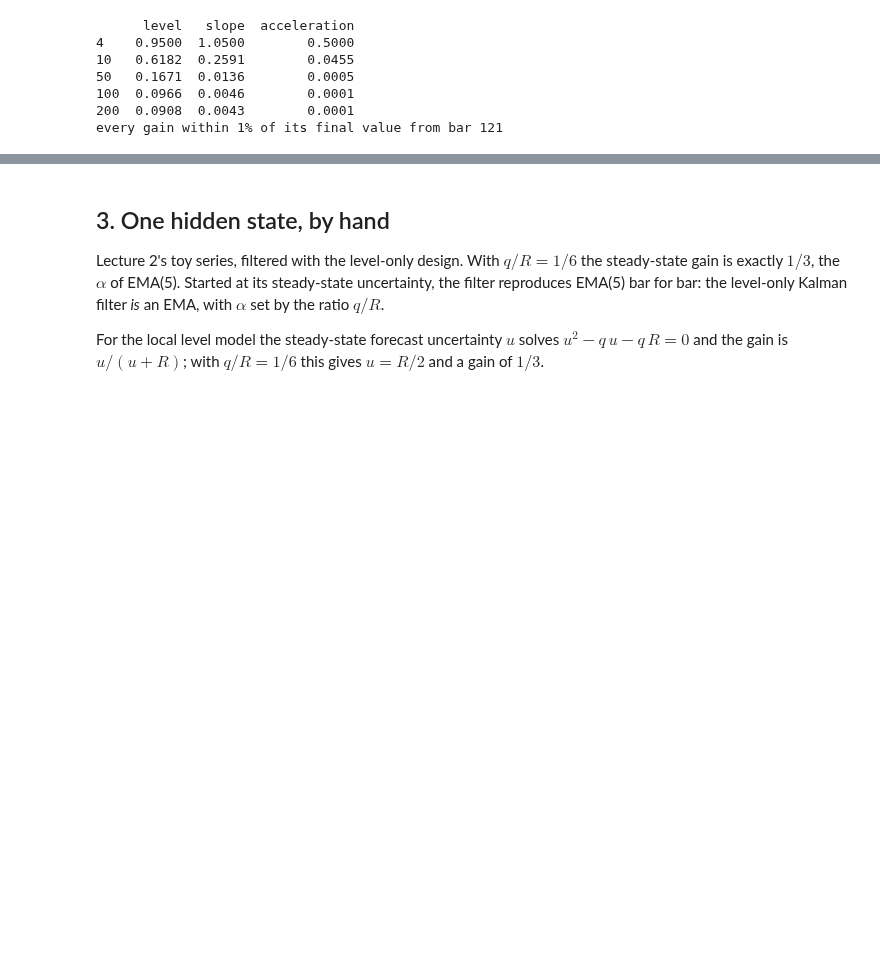
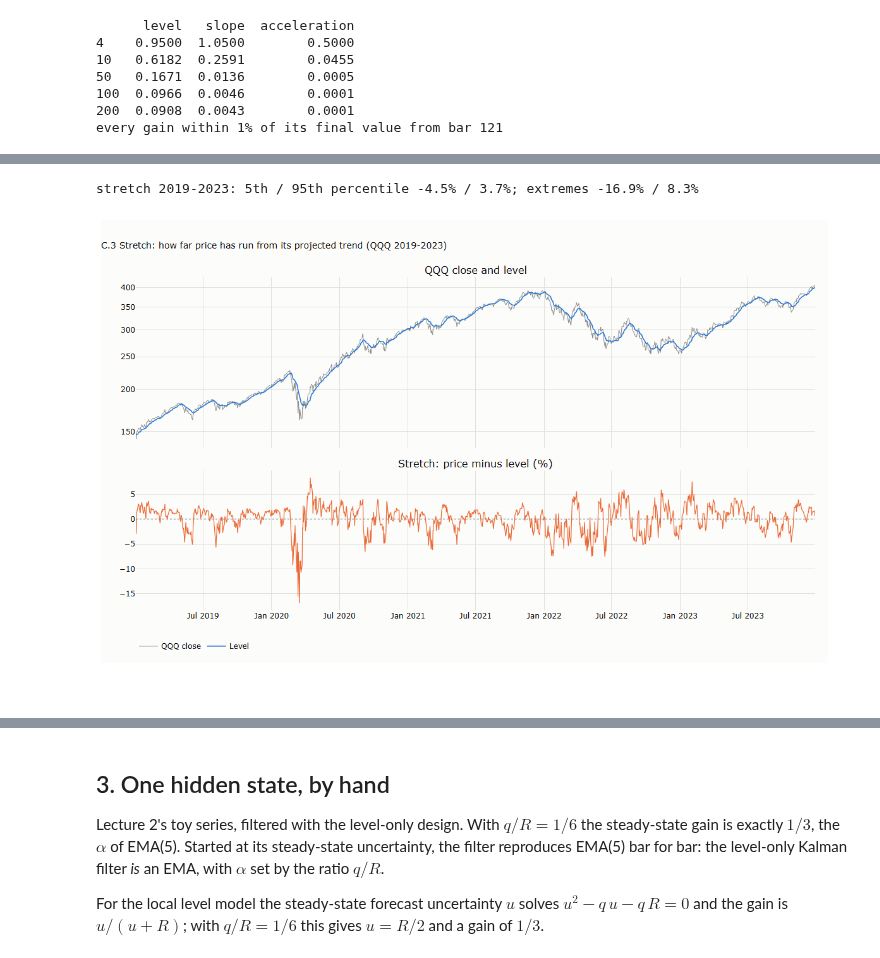
Before and after one commit to MaxGnesi/systematic-trading-notes, a Jupyter notebook: lectures/04-tracking-hidden-states/04_tracking_hidden_states.ipynb, the cells around one changed output, grey strips where cells are left out. Drawn from its saved outputs; the diff is of its cells as text; code cells hidden in the pictures; blank space fills up the shorter version.

```diff
--- a/lectures/04-tracking-hidden-states/04_tracking_hidden_states.ipynb
+++ b/lectures/04-tracking-hidden-states/04_tracking_hidden_states.ipynb
@@ -242,0 +348,18 @@ every gain within 1% of its final value from bar 121
+# %%
+# C.3 stretch
+stretch = 100 * (y_qqq - lvl)
+fig = make_subplots(rows=2, cols=1, shared_xaxes=True, vertical_spacing=0.07, row_heights=[0.55, 0.45],
+                    subplot_titles=("QQQ close and level", "Stretch: price minus level (%)"))
+fig.add_scatter(x=d, y=px[win], name="QQQ close", mode="lines", line=dict(width=1, color=MUTED), row=1, col=1)
+fig.add_scatter(x=d, y=np.exp(lvl[win]), name="Level", mode="lines", line=dict(width=1.6, color=SERIES[0]), row=1, col=1)
+fig.add_scatter(x=d, y=stretch[win], showlegend=False, mode="lines", line=dict(width=1.2, color=SERIES[1]), row=2, col=1)
+fig.add_hline(y=0, line=dict(width=1, color=MUTED, dash="dot"), row=2, col=1)
+fig.update_yaxes(type="log", row=1, col=1)
+fig.update_layout(title="C.3 Stretch: how far price has run from its projected trend (QQQ 2019-2023)", height=700, width=1150,
+                  margin=dict(t=90, b=60), legend=dict(orientation="h", y=-0.08, x=0))
+save_figure(fig, "b_c03_stretch", FIG)
+print(f"stretch 2019-2023: 5th / 95th percentile {np.percentile(stretch[win], 5):.1f}% / {np.percentile(stretch[win], 95):.1f}%; extremes {stretch[win].min():.1f}% / {stretch[win].max():.1f}%")
+fig
+# %% [output]
+stretch 2019-2023: 5th / 95th percentile -4.5% / 3.7%; extremes -16.9% / 8.3%
+[figure, added]
```
Also changed, not shown: parts of 4 cells of this notebook, 5 other files.
